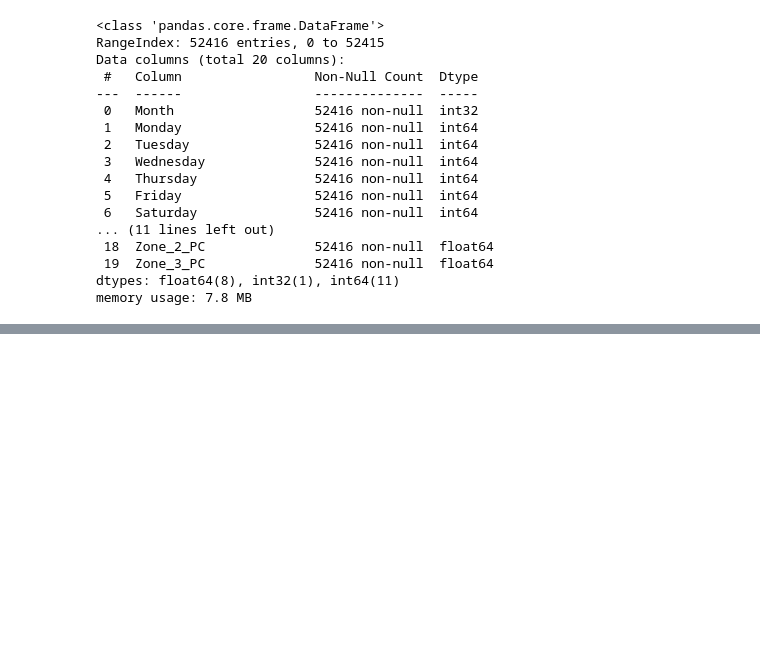
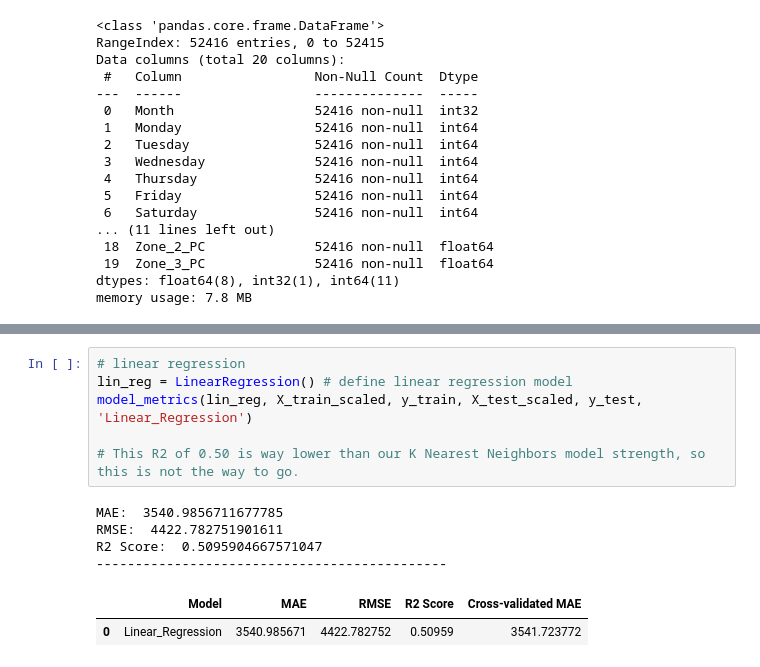
Before and after one commit to JosMal96/powerhouse-squad-project, a Jupyter notebook: Machine Learning.ipynb, the cells around one changed output, grey strips where cells are left out. Cells and saved outputs as stored; diff of their text form; blank space fills up the shorter version.

```diff
--- a/Machine Learning.ipynb
+++ b/Machine Learning.ipynb
@@ -505,0 +238,13 @@ y_train
+# %%
+# linear regression
+lin_reg = LinearRegression() # define linear regression model
+model_metrics(lin_reg, X_train_scaled, y_train, X_test_scaled, y_test, 'Linear_Regression')
+
+# This R2 of 0.50 is way lower than our K Nearest Neighbors model strength, so this is not the way to go.
+# %% [output]
+MAE:  3540.9856711677785
+RMSE:  4422.782751901611
+R2 Score:  0.5095904667571047
+---------------------------------------------
+|  | Model | MAE | RMSE | R2 Score | Cross-validated MAE |
+| 0 | Linear_Regression | 3540.985671 | 4422.782752 | 0.50959 | 3541.723772 |
```
Also changed, not shown: parts of 43 cells of this notebook, 4 other files.
